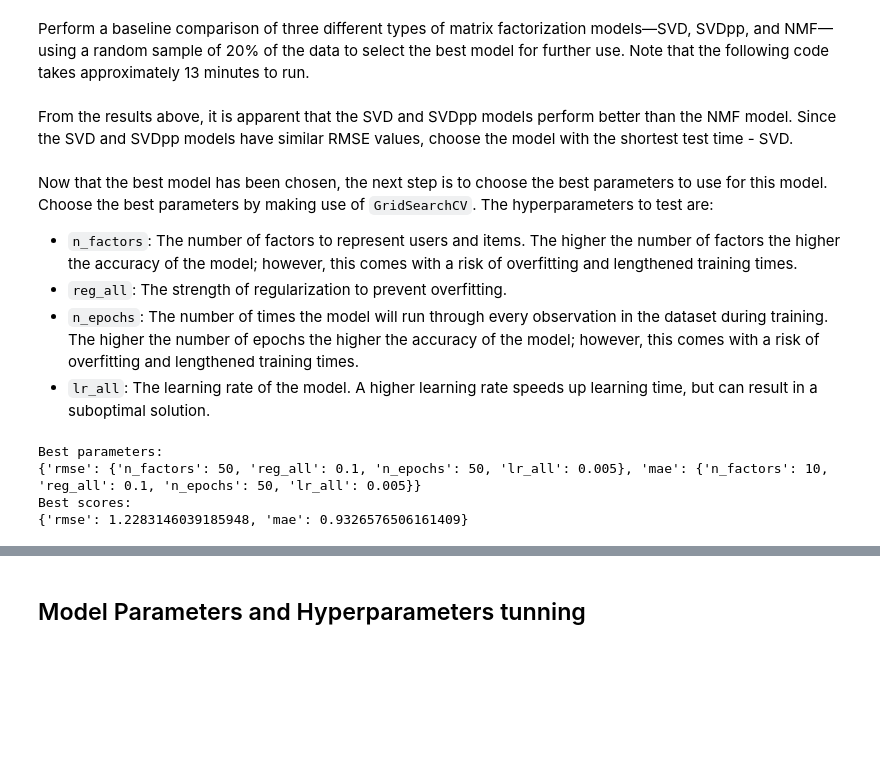
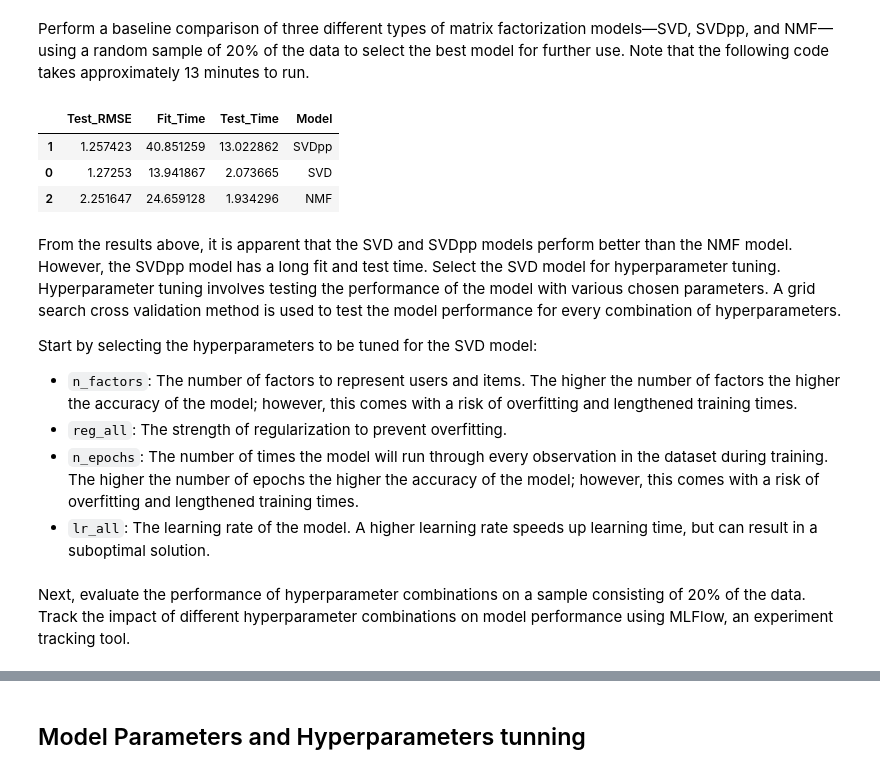
Before and after one commit to Refilwemasapu/Unsupervised-Learning_EG1, a Jupyter notebook: Unsupervised_Learning.ipynb, the cells around one changed output, grey strips where cells are left out. Cells and saved outputs as stored; diff of their text form; code cells hidden in the pictures; blank space fills up the shorter version.

```diff
--- a/Unsupervised_Learning.ipynb
+++ b/Unsupervised_Learning.ipynb
@@ -600,30 +521,0 @@ Now that the best KNN model (KNNBaseline) has been chosen, the next step is to c
-# %%
-# Set parameters for GridSearchCV
-
-# Instantiate Dataset sample object
-sample_count = round(train_data['user_id'].count() * 0.02)
-sample_data = train_data.sample(sample_count, random_state=42)
-collab_data_sample = Dataset.load_from_df(sample_data, reader)
-
-parameters = {
-    'k': [10, 20],
-    'min_k': [1, 2],
-    'sim_options': {
-        'name': ['cosine'],
-        'user_based': [True]
-    },
-    'bsl_options': {
-        'method': ['als', 'sgd'],
-        'n_epochs': [10, 20],
-        'reg_u': [1, 5],
-        'reg_i': [1, 5]
-    }
-}
-
-# Fit KNNBaseline model to data
-collab_knn = GridSearchCV(KNNBaseline, param_grid=parameters, n_jobs=-1)
-collab_knn.fit(collab_data_sample)
-
-# Get the best model parameters and scores
-print(f'Best parameters:\n{collab_knn.best_params}')
-print(f'Best scores:\n{collab_knn.best_score}')
@@ -657,26 +542,31 @@ collab_data_sample = Dataset.load_from_df(sample_data, reader)
 # %% [markdown]
 Perform a baseline comparison of three different types of matrix factorization models—SVD, SVDpp, and NMF—using a random sample of 20% of the data to select the best model for further use. Note that the following code takes approximately 13 minutes to run.
 # %%
-benchmark = []
+benchmark = pd.DataFrame()
 
 # Compare each of the three matrix factorization models
-for model in [SVD(), SVDpp(), NMF()]:
+for model in [SVD(random_state=42), SVDpp(random_state=42), NMF(random_state=42)]:
 
     # Evaluate model performance using 5-fold cross validation
     cv_results = cross_validate(model, collab_data_sample, measures=['RMSE'], cv=5, verbose=False)
 
     # Determine mean results, convert to series, and append to list
     mean_cv_results = pd.DataFrame.from_dict(cv_results).mean(axis=0)
     mean_cv_results = pd.concat([mean_cv_results, pd.Series([str(model).split(' ')[0].split('.')[-1]], index=['Model'])], ignore_index=True)
     benchmark = pd.concat([benchmark, mean_cv_results.to_frame().T], ignore_index=True)
 
 benchmark.columns = ['Test_RMSE', 'Fit_Time', 'Test_Time', 'Model']
 benchmark.sort_values(by='Test_RMSE', inplace=True)
 benchmark
+# %% [output]
+|  | Test_RMSE | Fit_Time | Test_Time | Model |
+| 1 | 1.257423 | 40.851259 | 13.022862 | SVDpp |
+| 0 | 1.27253 | 13.941867 | 2.073665 | SVD |
+| 2 | 2.251647 | 24.659128 | 1.934296 | NMF |
-# %% [markdown]
-From the results above, it is apparent that the SVD and SVDpp models perform better than the NMF model. Since the SVD and SVDpp models have similar RMSE values, choose the model with the shortest test time - SVD.
 # %% [markdown]
-Now that the best model has been chosen, the next step is to choose the best parameters to use for this model. Choose the best parameters by making use of `GridSearchCV`. The hyperparameters to test are:
+From the results above, it is apparent that the SVD and SVDpp models perform better than the NMF model. However, the SVDpp model has a long fit and test time. Select the SVD model for hyperparameter tuning. Hyperparameter tuning involves testing the performance of the model with various chosen parameters. A grid search cross validation method is used to test the model performance for every combination of hyperparameters.
+
+Start by selecting the hyperparameters to be tuned for the SVD model:
 * `n_factors`: The number of factors to represent users and items. The higher the number of factors the higher the accuracy of the model; however, this comes with a risk of overfitting and lengthened training times.
 * `reg_all`: The strength of regularization to prevent overfitting.
 * `n_epochs`: The number of times the model will run through every observation in the dataset during training. The higher the number of epochs the higher the accuracy of the model; however, this comes with a risk of overfitting and lengthened training times.
@@ -684,21 +574,11 @@ Now that the best model has been chosen, the next step is to choose the best par
 # %%
 # Set parameters for GridSearchCV
 parameters = {
+    'random_state': [42],
     'n_factors': [10, 20, 50],
     'reg_all': [0.02, 0.05, 0.1],
     'n_epochs': [20, 50, 100],
     'lr_all': [0.001, 0.005, 0.01]
 }
-
-# Fit SVD model to data
-collab_svd = GridSearchCV(SVD, param_grid=parameters, n_jobs=-1)
-collab_svd.fit(collab_data_sample)
-
-# Get the best model parameters and scores
-print(f'Best parameters:\n{collab_svd.best_params}')
-print(f'Best scores:\n{collab_svd.best_score}')
-# %% [output]
-Best parameters:
-{'rmse': {'n_factors': 50, 'reg_all': 0.1, 'n_epochs': 50, 'lr_all': 0.005}, 'mae': {'n_factors': 10, 'reg_all': 0.1, 'n_epochs': 50, 'lr_all': 0.005}}
-Best scores:
-{'rmse': 1.2283146039185948, 'mae': 0.9326576506161409}
+# %% [markdown]
+Next, evaluate the performance of hyperparameter combinations on a sample consisting of 20% of the data. Track the impact of different hyperparameter combinations on model performance using MLFlow, an experiment tracking tool.
```
Also changed, not shown: parts of 35 cells of this notebook, 10 other files.
